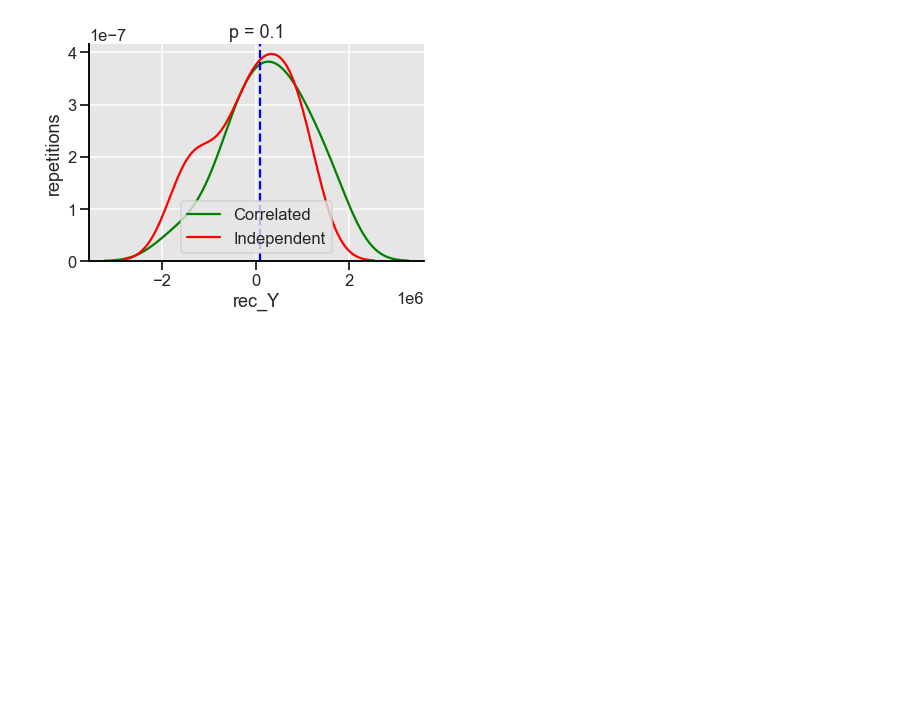
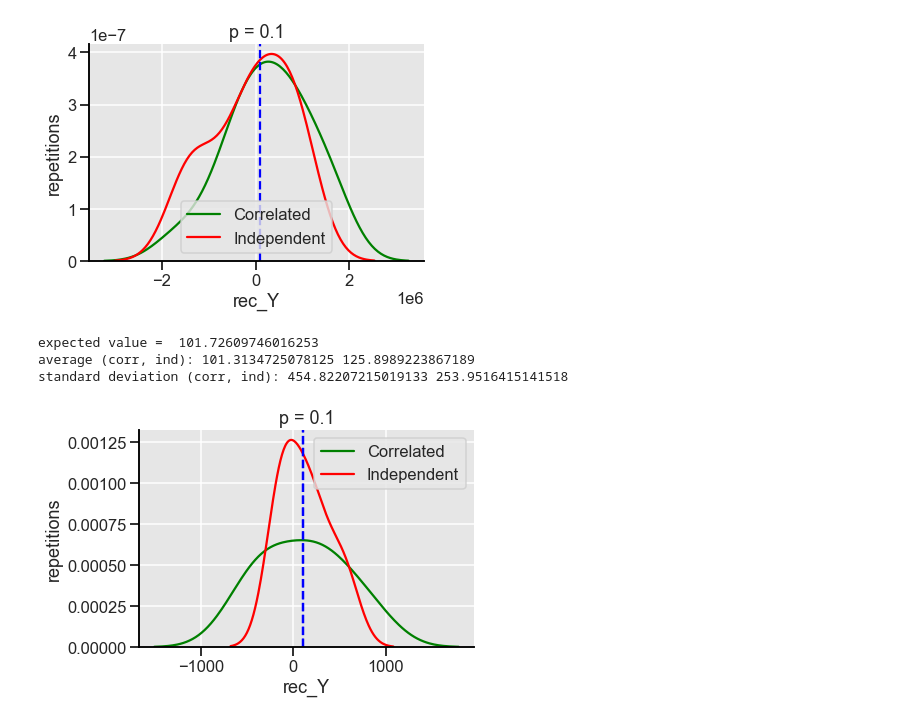
Before and after one commit to louishu17/tree_color_coding_task, a Jupyter notebook: Jupyter Vizualizations/sim2_viz.ipynb, the cells around one changed output. Cells and saved outputs as stored; diff of their text form; code cells hidden in the pictures; blank space fills up the shorter version.

```diff
--- a/Jupyter Vizualizations/sim2_viz.ipynb
+++ b/Jupyter Vizualizations/sim2_viz.ipynb
@@ -332,3 +332,29 @@ expected value =  103720.90190515207
 average (corr, ind): 280238.5483947866 -81119.75969972508
 standard deviation (corr, ind): 883074.935875235 842037.6661944694
 [figure]
+# %%
+#m, n, p, s, K (T is set at 15, now added for this viz)
+#args2 = [20, 100, .01, 1, 4]
+exp = 101.72609746016253
+plt.axvline(exp, 0,1, color='blue', linestyle = '--')
+rec_Y_corr = [292.31452927343736, -124.11686629687523, 497.94147160156274, -141.7834975703125, 173.5810450859381, -389.8856660703128, 906.6378182187499, 236.49932960156232, -621.6385486875006, -373.5054029921869, 658.4039854218751]
+sns.kdeplot(rec_Y_corr, color='green', label='Correlated')
+rec_Y_ind = [147.08493158593785, -139.50074675781195, -174.17045425781217, 263.7874692343747, 506.4820295781249, 576.9341327578131, 224.28088598437552, -76.19229369531298, 50.26420760156213, -119.98093816406207]
+sns.kdeplot(rec_Y_ind, color='red', label="Independent").set(xlabel = 'rec_Y', ylabel = 'repetitions', title = 'p = 0.1')
+plt.legend()
+plt.axvline(exp, 0,1, color='blue', linestyle = '--')
+avg_corr = sum(rec_Y_corr) / len(rec_Y_corr)
+avg_ind = sum(rec_Y_ind) / len(rec_Y_ind)
+std_corr = np.std(rec_Y_corr)
+std_ind = np.std(rec_Y_ind)
+sns.set_style("darkgrid", {'ytick.left' : True, 'xtick.bottom': True, 'axes.spines.left': True, 'grid.color': '1', 'axes.edgecolor': '0', 'axes.spines.right': False, "axes.facecolor": ".9"})
+sns.set_context("talk")
+sns.despine(right = True, top=True)
+print('expected value = ', exp)
+print('average (corr, ind):', avg_corr, avg_ind)
+print('standard deviation (corr, ind):', std_corr, std_ind)
+# %% [output]
+expected value =  101.72609746016253
+average (corr, ind): 101.3134725078125 125.8989223867189
+standard deviation (corr, ind): 454.82207215019133 253.9516415141518
+[figure, added]
```
Also changed, not shown: 1 other file.
